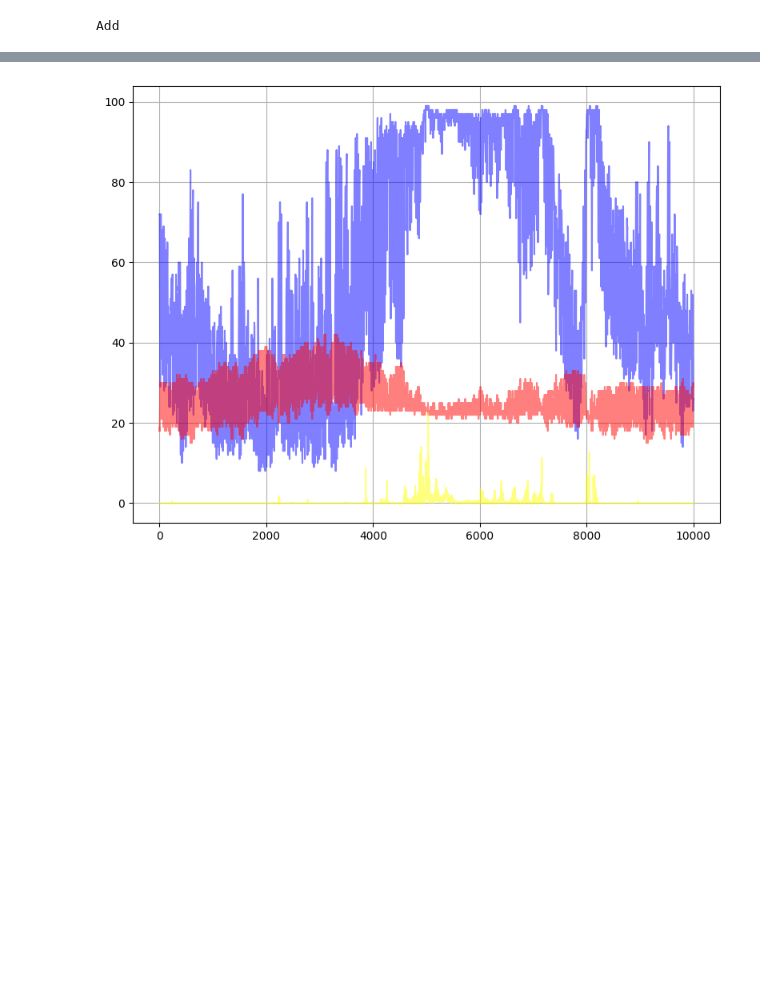
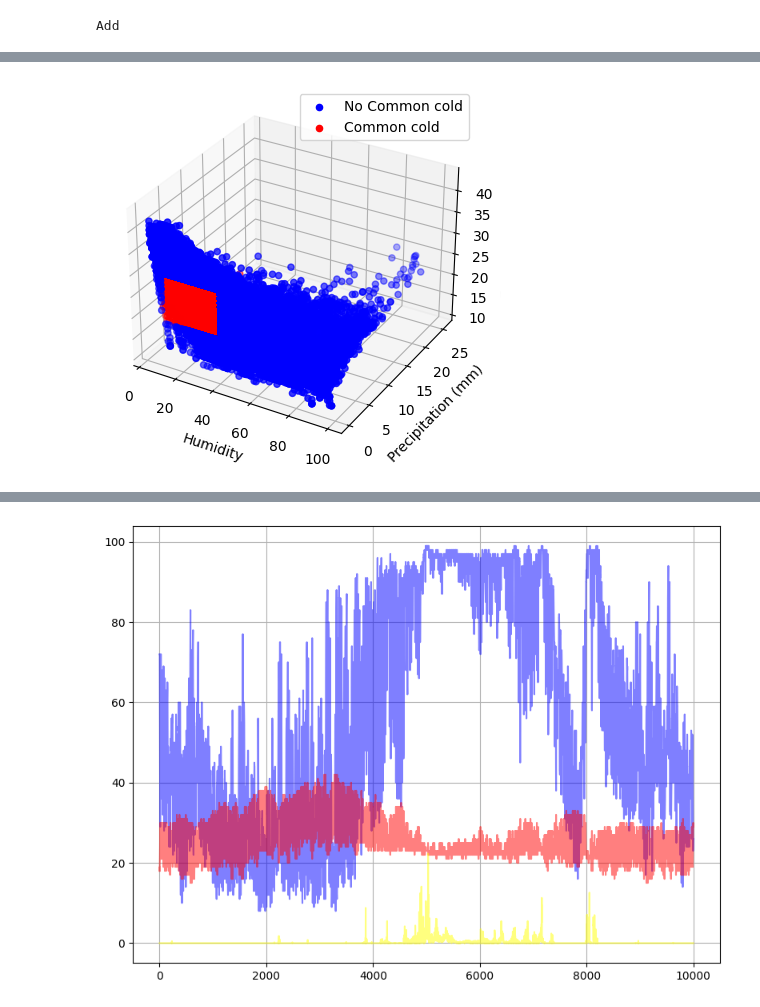
Before and after one commit to Khaire7031/Climate-Change-Impact-On-Human-Health-In-Pune, a Jupyter notebook: AddDisease.ipynb, the cells around one changed output, grey strips where cells are left out. Saved outputs shown, nothing was run; the diff lists cells and outputs as text; code cells hidden in the pictures; blank space fills up the shorter version.

```diff
--- a/AddDisease.ipynb
+++ b/AddDisease.ipynb
@@ -94,3 +102,31 @@ data
+# %%
+
+
+# Extracting columns for plotting
+x = data['humidity']
+y = data['precipMM']
+z = data['tempC']
+heat_stroke = data['Dengue']
+
+# Plotting
+fig = plt.figure()
+ax = fig.add_subplot(111, projection='3d')
+
+# Scatter plot with different colors based on HeatStroke
+ax.scatter(x[heat_stroke == 0], y[heat_stroke == 0], z[heat_stroke == 0], c='b', marker='o', label='No Common cold')
+ax.scatter(x[heat_stroke == 1], y[heat_stroke == 1], z[heat_stroke == 1], c='r', marker='o', label='Common cold')
+
+# Labels
+ax.set_xlabel('Humidity')
+ax.set_ylabel('Precipitation (mm)')
+ax.set_zlabel('Temperature (°C)')
+
+# Legend
+ax.legend()
+
+plt.show()
+# %% [output]
+[figure, added]
 # %%
 data.columns
 # %% [output]
```
Also changed, not shown: parts of 12 cells of this notebook, 8 other files.
